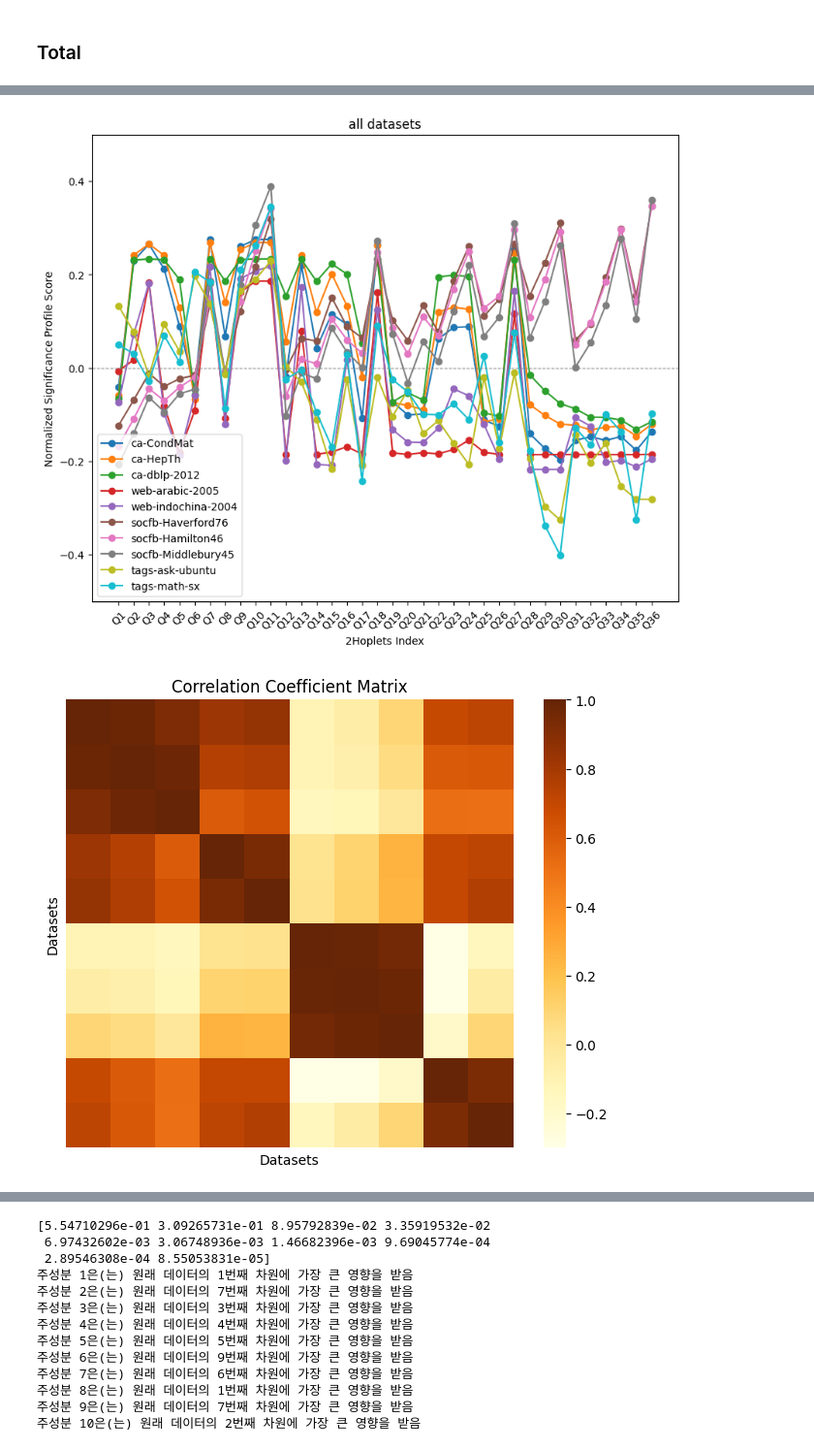
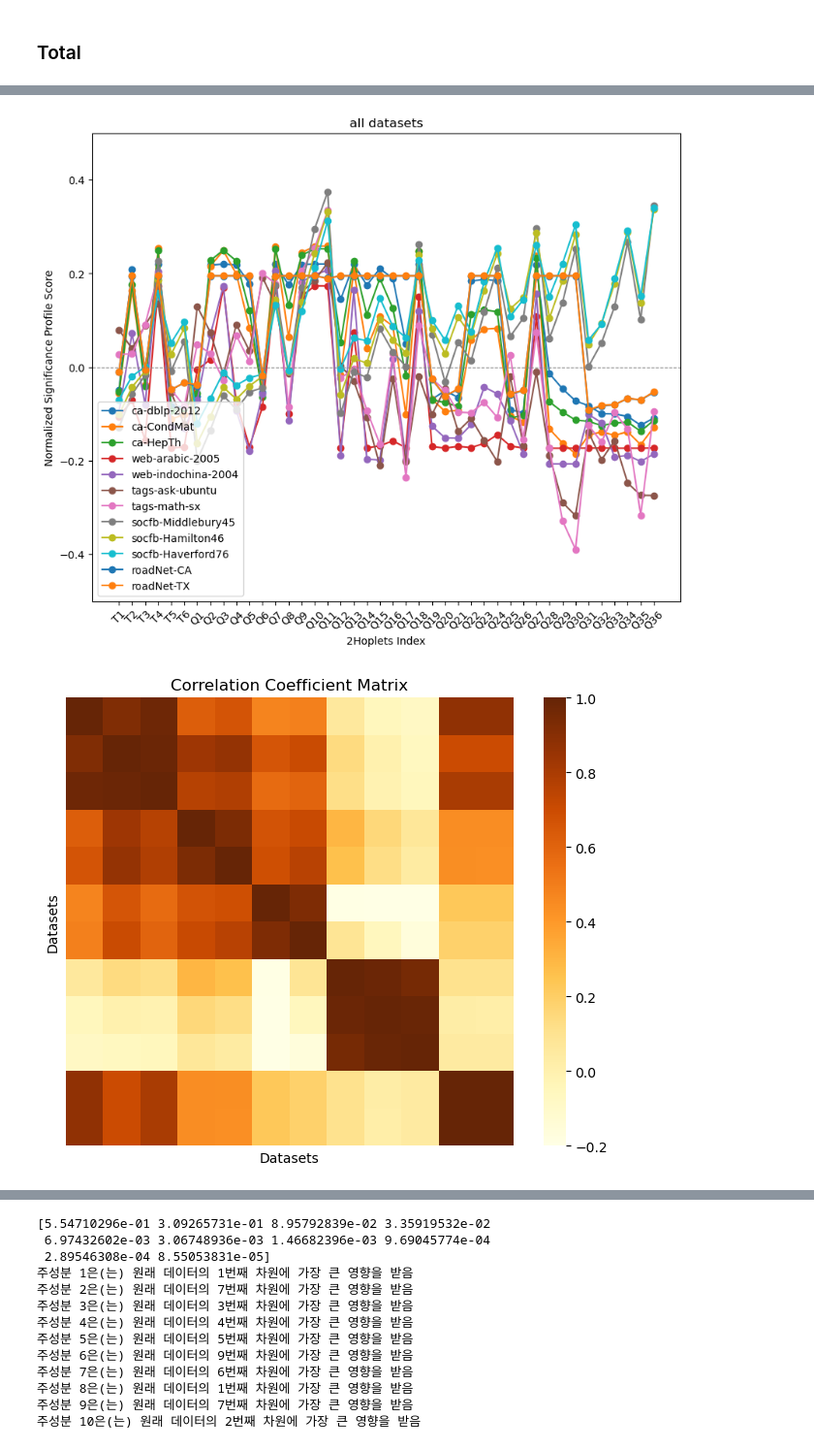
Before and after one commit to thisis05/distance-extended-graphlet, a Jupyter notebook: profile.ipynb, the cells around one changed output, grey strips where cells are left out. Shown at 97% size. Drawn from its saved outputs; the diff is of its cells as text; code cells hidden in the pictures.

Commit message:
profile

```diff
--- a/profile.ipynb
+++ b/profile.ipynb
@@ -102,7 +102,7 @@ def sig_profile(real, random, label, datasets, domain = "all"):
 # %%
 def conf_mat(labels, correlation_matrix):
     plt.figure(figsize=(8, 6))
-    sns.heatmap(correlation_matrix, annot=False, fmt=".2f", cmap='YlOrBr', cbar=True, square=True, vmin=-0.3, vmax=1)
+    sns.heatmap(correlation_matrix, annot=False, fmt=".2f", cmap='YlOrBr', cbar=True, square=True, vmin=-0.2, vmax=1)
     plt.title('Correlation Coefficient Matrix')
     plt.xlabel('Datasets')
     plt.ylabel('Datasets')
@@ -145,14 +189,25 @@ corr = sig_profile(real, random, labels_2hop_all, datasets, domain='socfb')
 # %%
 datasets = [
-            'ca-CondMat','ca-HepTh',  'ca-dblp-2012', #'ca-AstroPh', 'ca-HepPh', 'ca-GrQc', 'ca-netscience',
-            'web-arabic-2005', 'web-indochina-2004',  #'web-sk-2005', #'web-edu',   'web-webbase', 'web-polblogs',  'web-EPA',
-            #'email-univ','email-Enron', #'email-EU',
-            'socfb-Haverford76', 'socfb-Hamilton46', 'socfb-Middlebury45', #'socfb-UC64', 'socfb-UCSC68',
+            'ca-dblp-2012','ca-CondMat','ca-HepTh',
+            'web-arabic-2005', 'web-indochina-2004',
+
             'tags-ask-ubuntu', 'tags-math-sx',
-            #'roadNet-CA', 'roadNet-TX', 'roadNet-PA',
+
+
+             #'socfb-UC64', 'socfb-UCSC68',
+              #'ca-Erdos992', 'ca-AstroPh', 'ca-GrQc', 'ca-netscience', 'ca-HepPh',
+
+            'socfb-Middlebury45', 'socfb-Hamilton46', 'socfb-Haverford76',
+            'roadNet-CA', 'roadNet-TX', #'roadNet-PA',
+
+            #'web-edu', 'web-polblogs',  'web-EPA', # 'web-sk-2005', 'web-webbase',
+
+             #'email-univ','email-Enron', #'email-EU',
+
+
             ]
 real, random = load_json_convert("extend_output")
 domain = real[real['dataset'] == 'datasets']['domain']
-corr_mat, srp = sig_profile(real, random, labels_2hop_4, datasets)
+corr_mat, srp = sig_profile(real, random, labels_2hop_all, datasets)
 conf_mat(domain, corr_mat)
 # %% [output]
@@ -169,2 +226,2 @@ tags-math-sx
-[figure, old version]
+[figure, new version]
-[figure, old version]
+[figure, new version]
```
Also changed, not shown: parts of 8 cells of this notebook, 12 other files.
